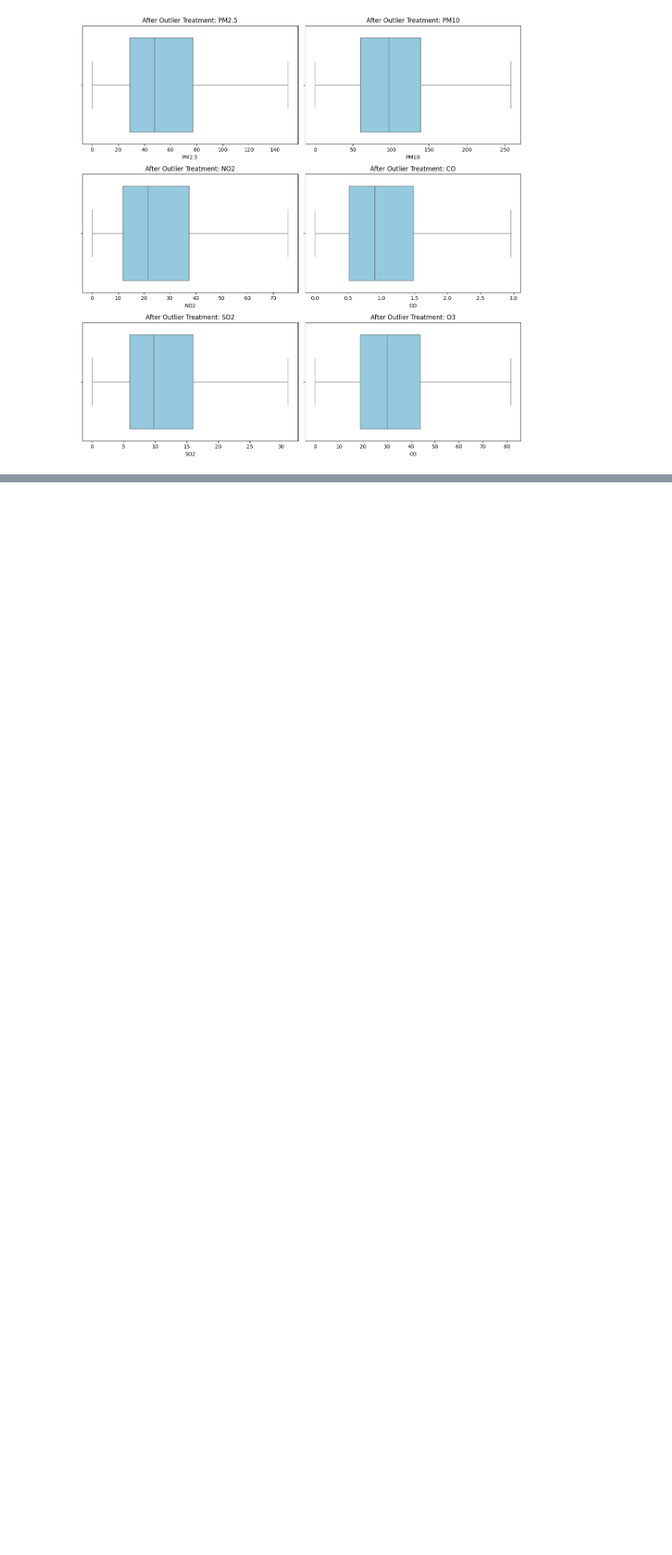
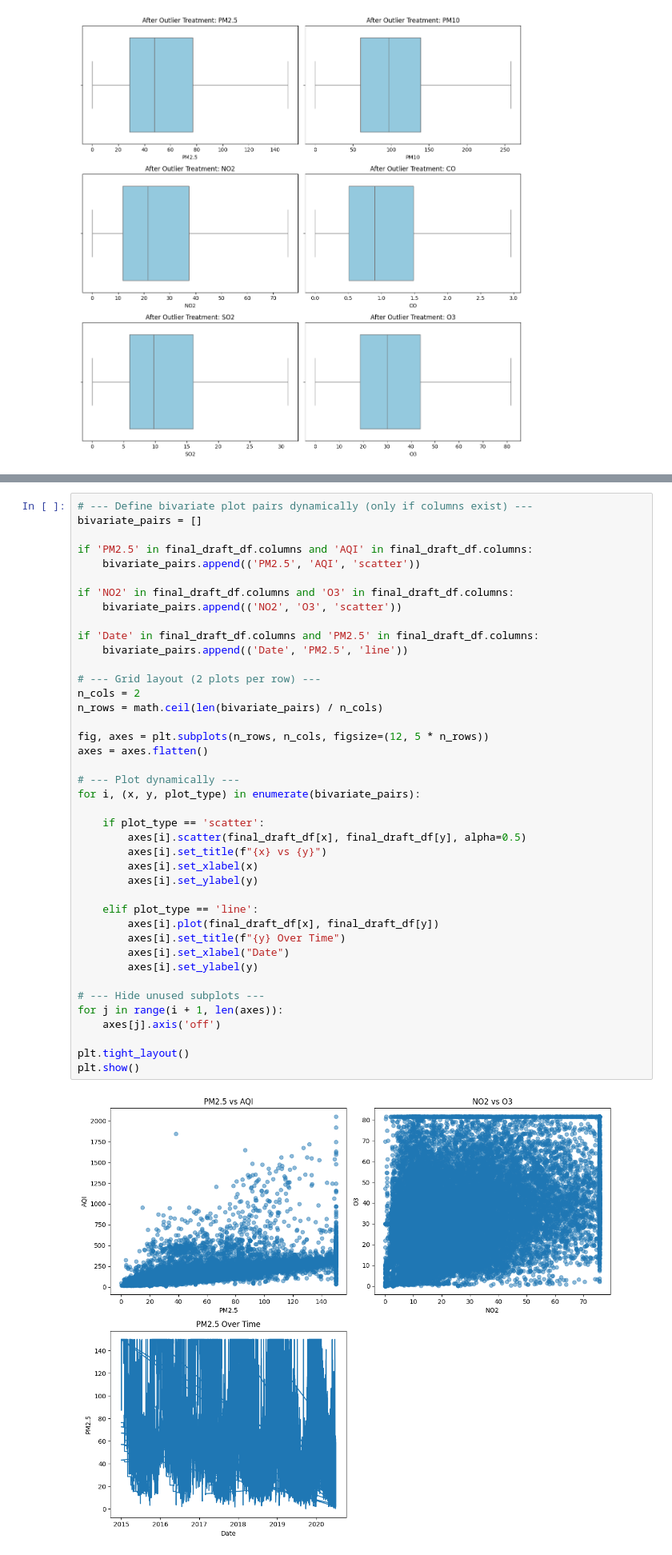
Before and after one commit to sagar4real/CMP7005-PRAC1, a Jupyter notebook: 01_data_handling.ipynb, the cells around one changed output, grey strips where cells are left out. Shown at 80% size. Drawn from its saved outputs; the diff is of its cells as text; blank space fills up the shorter version.

```diff
--- a/01_data_handling.ipynb
+++ b/01_data_handling.ipynb
@@ -754,0 +831,43 @@ removed_missing_value_df.head(20)
+# %%
+# --- Define bivariate plot pairs dynamically (only if columns exist) ---
+bivariate_pairs = []
+
+if 'PM2.5' in final_draft_df.columns and 'AQI' in final_draft_df.columns:
+    bivariate_pairs.append(('PM2.5', 'AQI', 'scatter'))
+
+if 'NO2' in final_draft_df.columns and 'O3' in final_draft_df.columns:
+    bivariate_pairs.append(('NO2', 'O3', 'scatter'))
+
+if 'Date' in final_draft_df.columns and 'PM2.5' in final_draft_df.columns:
+    bivariate_pairs.append(('Date', 'PM2.5', 'line'))
+
+# --- Grid layout (2 plots per row) ---
+n_cols = 2
+n_rows = math.ceil(len(bivariate_pairs) / n_cols)
+
+fig, axes = plt.subplots(n_rows, n_cols, figsize=(12, 5 * n_rows))
+axes = axes.flatten()
+
+# --- Plot dynamically ---
+for i, (x, y, plot_type) in enumerate(bivariate_pairs):
+
+    if plot_type == 'scatter':
+        axes[i].scatter(final_draft_df[x], final_draft_df[y], alpha=0.5)
+        axes[i].set_title(f"{x} vs {y}")
+        axes[i].set_xlabel(x)
+        axes[i].set_ylabel(y)
+
+    elif plot_type == 'line':
+        axes[i].plot(final_draft_df[x], final_draft_df[y])
+        axes[i].set_title(f"{y} Over Time")
+        axes[i].set_xlabel("Date")
+        axes[i].set_ylabel(y)
+
+# --- Hide unused subplots ---
+for j in range(i + 1, len(axes)):
+    axes[j].axis('off')
+
+plt.tight_layout()
+plt.show()
+# %% [output]
+[figure, added]
```
Also changed, not shown: parts of 16 cells of this notebook.
